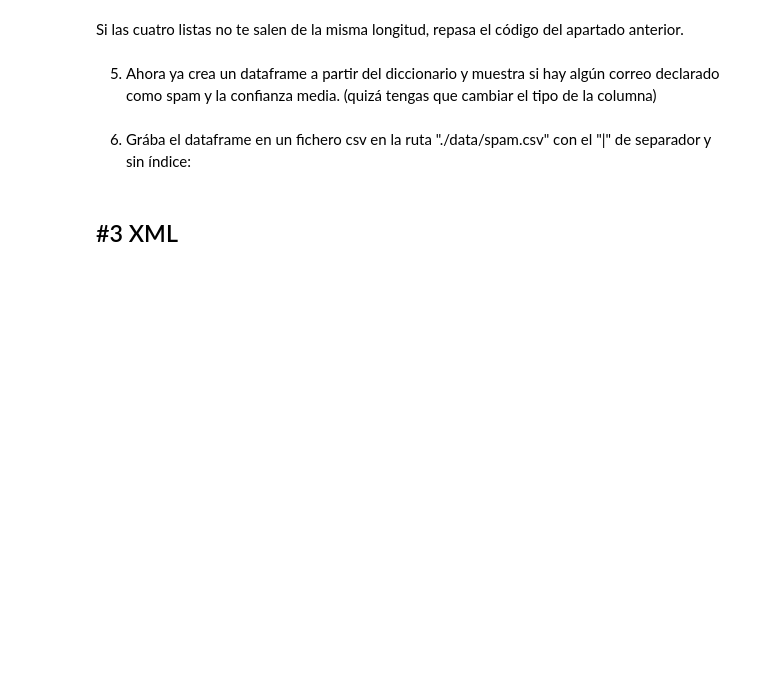
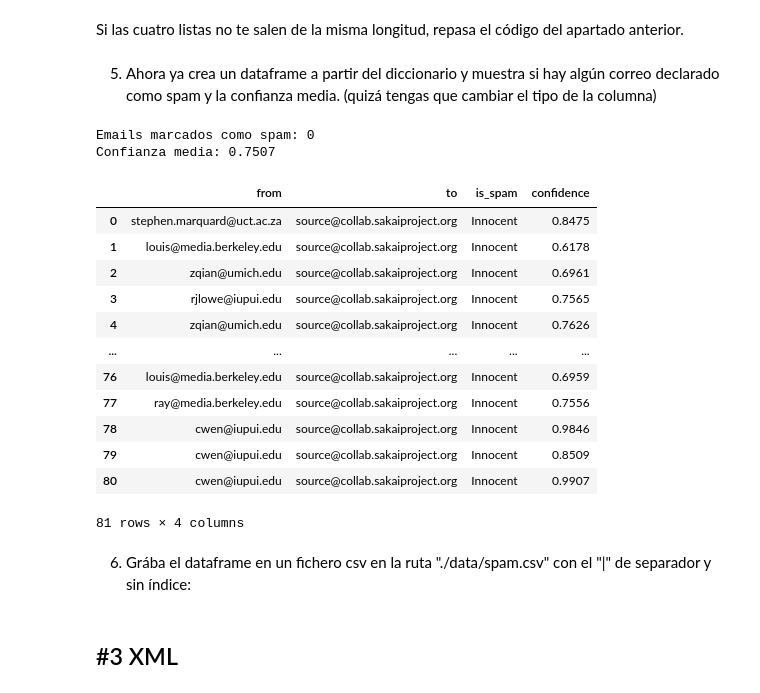
Before and after one commit to lucia-adreina-vetrano/TB-Lucia, a Jupyter notebook: 03_Data_Analysis/Sprint_05/Unidad_02_Procesado_Datos_Internos_Ficheros/03_Practica_Obligatoria/18_Practica_Obligatoria_Ficheros.ipynb, the cells around one changed output. Cells and saved outputs as stored; diff of their text form; code cells hidden in the pictures; blank space fills up the shorter version.

```diff
--- a/03_Data_Analysis/Sprint_05/Unidad_02_Procesado_Datos_Internos_Ficheros/03_Practica_Obligatoria/18_Practica_Obligatoria_Ficheros.ipynb
+++ b/03_Data_Analysis/Sprint_05/Unidad_02_Procesado_Datos_Internos_Ficheros/03_Practica_Obligatoria/18_Practica_Obligatoria_Ficheros.ipynb
@@ -54,2 +173,8 @@ Vamos a leer ahora el fichero indicado en la ruta contenida en `fichero_texto`,
 # %% [markdown]
 2. Lee el fichero (usando `with open...`) y muestra las primeras 60 filas por pantalla, así podrás ver como es más o menos la estructura del mismo
+# %%
+with open(fichero_texto, "r", encoding = "utf8") as f:
+    lineas = f.readlines()
+
+for linea in lineas[:60]:
+    print(linea, end="")
@@ -56,5 +199,30 @@ Vamos a leer ahora el fichero indicado en la ruta contenida en `fichero_texto`,
 # %% [markdown]
 3. Ahora sabemos que el emisor viene después de "To:" el receptor después de "From:" el resultado de Spam tras "X-DSPAM-Result" y el nivel de confianza tras "X-DSPAM-Confidence", crea un programa que lea el fichero y a medida que va leyendo el texto añada cada valor (emisor, receptor, si es spam o no, nivel de confianza) a cada una de las listas del diccionario creado en 1.
 Por ejemplo, cuando llegue a una línea con "To:" que añada el correo a <diccionario>["to"]
+# %%
+diccionario = {}
+
+with open(fichero_texto, "r", encoding = "utf8") as f:
+    for linea in f:
+        linea = linea.strip()
+
+        if linea.startswith("From:"):
+            diccionario["from"] = linea.split(":", 1)[1].strip()
+
+        elif linea.startswith("To:"):
+            diccionario["to"] = linea.split(":", 1)[1].strip()
+
+        elif linea.startswith("X-DSPAM-Result:"):
+            diccionario["is_spam"] = linea.split(":", 1)[1].strip()
+
+        elif linea.startswith("X-DSPAM-Confidence:"):
+            diccionario["confidence"] = linea.split(":", 1)[1].strip()
+
+        elif linea == "" and len(diccionario) == 4:
+            datos["from"].append(diccionario["from"])
+            datos["to"].append(diccionario["to"])
+            datos["is_spam"].append(diccionario["is_spam"])
+            datos["confidence"].append(diccionario["confidence"])
+            diccionario = {}  # Reiniciamos para el siguiente email
 # %% [markdown]
 4. Recorre el diccionario y muestra el número de valores de cada lista (no los valores, ojo). Es para que compruebes que todos tienen la misma longitud
@@ -62,5 +238,34 @@ Por ejemplo, cuando llegue a una línea con "To:" que añada el correo a <diccio
 Si las cuatro listas no te salen de la misma longitud, repasa el código del apartado anterior.
 # %% [markdown]
 5. Ahora ya crea un dataframe a partir del diccionario y muestra si hay algún correo declarado como spam y la confianza media. (quizá tengas que cambiar el tipo de la columna)
+# %%
+
+df_analisis_spam = pd.DataFrame(datos)
+
+# confidence a float para poder calcular la media
+df_analisis_spam["confidence"] = df_analisis_spam["confidence"].astype(float)
+
+spam_detectado = df_analisis_spam[df_analisis_spam["is_spam"] == "Spam"]
+print(f"Emails marcados como spam: {len(spam_detectado)}")
+
+print(f"Confianza media: {df_analisis_spam['confidence'].mean():.4f}")
+
+df_analisis_spam # solo para combrobar que tenga mas o menos sentido
+# %% [output]
+Emails marcados como spam: 0
+Confianza media: 0.7507
+|  | from | to | is_spam | confidence |
+| 0 | stephen.marquard@uct.ac.za | source@collab.sakaiproject.org | Innocent | 0.8475 |
+| 1 | louis@media.berkeley.edu | source@collab.sakaiproject.org | Innocent | 0.6178 |
+| 2 | zqian@umich.edu | source@collab.sakaiproject.org | Innocent | 0.6961 |
+| 3 | rjlowe@iupui.edu | source@collab.sakaiproject.org | Innocent | 0.7565 |
+| 4 | zqian@umich.edu | source@collab.sakaiproject.org | Innocent | 0.7626 |
+| ... | ... | ... | ... | ... |
+| 76 | louis@media.berkeley.edu | source@collab.sakaiproject.org | Innocent | 0.6959 |
+| 77 | ray@media.berkeley.edu | source@collab.sakaiproject.org | Innocent | 0.7556 |
+| 78 | cwen@iupui.edu | source@collab.sakaiproject.org | Innocent | 0.9846 |
+| 79 | cwen@iupui.edu | source@collab.sakaiproject.org | Innocent | 0.8509 |
+| 80 | cwen@iupui.edu | source@collab.sakaiproject.org | Innocent | 0.9907 |
+81 rows × 4 columns
 # %% [markdown]
 6. Grába el dataframe en un fichero csv en la ruta "./data/spam.csv" con el "|" de separador y sin índice:
```
Also changed, not shown: parts of 18 cells of this notebook, 2 other files.
